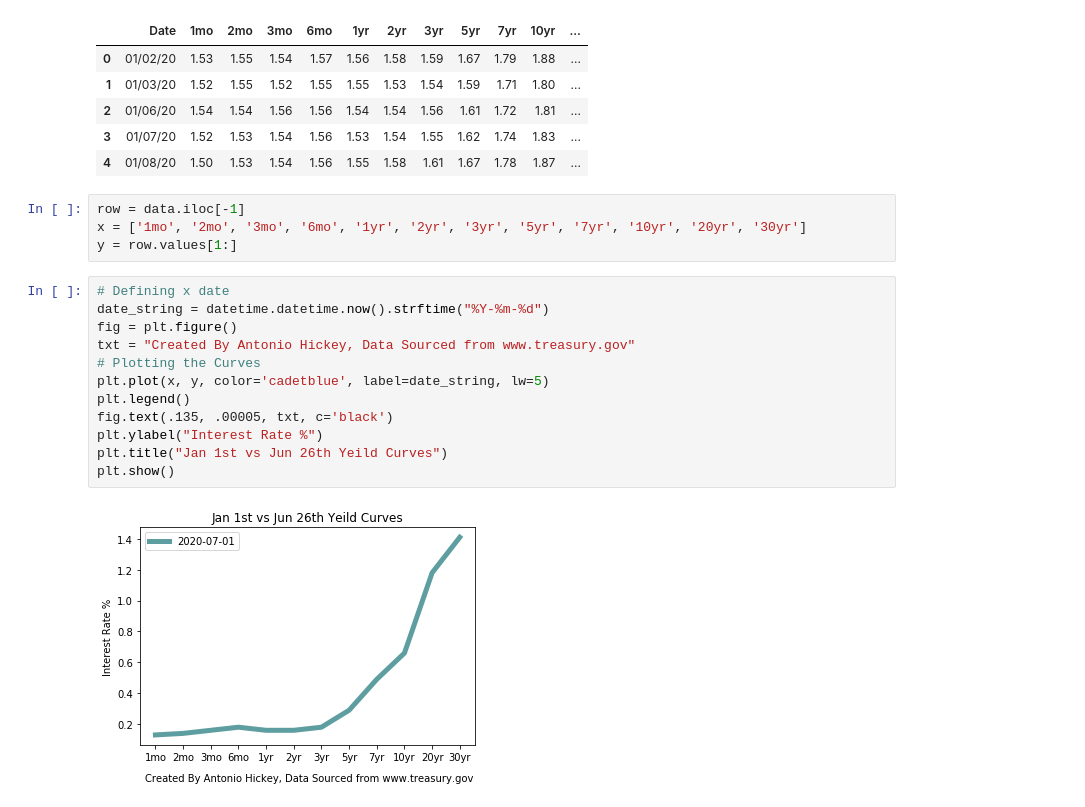
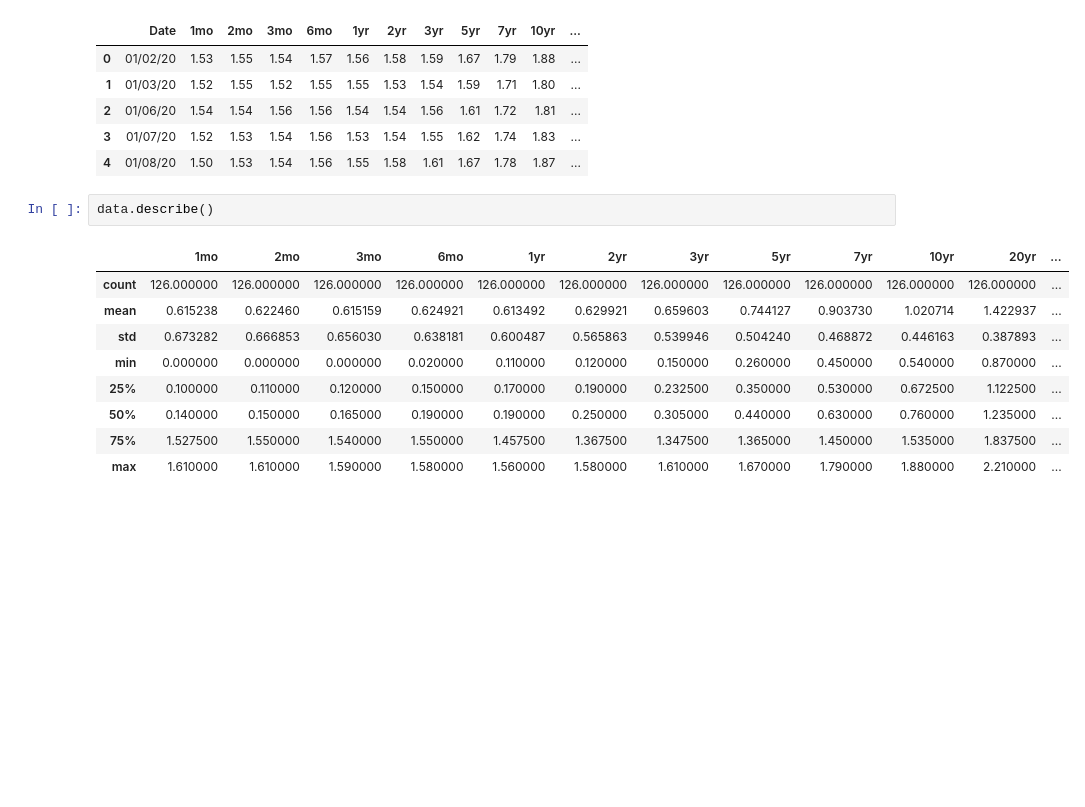
Before and after one commit to antonio-hickey/Economics, a Jupyter notebook: Yeild Curve/Data Exploration/Data_Exploration.ipynb, the cells around one changed output. Cells and saved outputs as stored; diff of their text form; blank space fills up the shorter version.

```diff
--- a/Yeild Curve/Data Exploration/Data_Exploration.ipynb
+++ b/Yeild Curve/Data Exploration/Data_Exploration.ipynb
@@ -13,21 +14,15 @@ data.head()
 | 2 | 01/06/20 | 1.54 | 1.54 | 1.56 | 1.56 | 1.54 | 1.54 | 1.56 | 1.61 | 1.72 | 1.81 | ... |
 | 3 | 01/07/20 | 1.52 | 1.53 | 1.54 | 1.56 | 1.53 | 1.54 | 1.55 | 1.62 | 1.74 | 1.83 | ... |
 | 4 | 01/08/20 | 1.50 | 1.53 | 1.54 | 1.56 | 1.55 | 1.58 | 1.61 | 1.67 | 1.78 | 1.87 | ... |
-# %%
-row = data.iloc[-1]
-x = ['1mo', '2mo', '3mo', '6mo', '1yr', '2yr', '3yr', '5yr', '7yr', '10yr', '20yr', '30yr']
-y = row.values[1:]
-# %%
-# Defining x date
-date_string = datetime.datetime.now().strftime("%Y-%m-%d")
-fig = plt.figure()
-txt = "Created By Antonio Hickey, Data Sourced from www.treasury.gov"
-# Plotting the Curves
-plt.plot(x, y, color='cadetblue', label=date_string, lw=5)
-plt.legend()
-fig.text(.135, .00005, txt, c='black')
-plt.ylabel("Interest Rate %")
-plt.title("Jan 1st vs Jun 26th Yeild Curves")
-plt.show()
-# %% [output]
-[figure, removed]
+# %%
+data.describe()
+# %% [output]
+|  | 1mo | 2mo | 3mo | 6mo | 1yr | 2yr | 3yr | 5yr | 7yr | 10yr | 20yr | ... |
+| count | 126.000000 | 126.000000 | 126.000000 | 126.000000 | 126.000000 | 126.000000 | 126.000000 | 126.000000 | 126.000000 | 126.000000 | 126.000000 | ... |
+| mean | 0.615238 | 0.622460 | 0.615159 | 0.624921 | 0.613492 | 0.629921 | 0.659603 | 0.744127 | 0.903730 | 1.020714 | 1.422937 | ... |
+| std | 0.673282 | 0.666853 | 0.656030 | 0.638181 | 0.600487 | 0.565863 | 0.539946 | 0.504240 | 0.468872 | 0.446163 | 0.387893 | ... |
+| min | 0.000000 | 0.000000 | 0.000000 | 0.020000 | 0.110000 | 0.120000 | 0.150000 | 0.260000 | 0.450000 | 0.540000 | 0.870000 | ... |
+| 25% | 0.100000 | 0.110000 | 0.120000 | 0.150000 | 0.170000 | 0.190000 | 0.232500 | 0.350000 | 0.530000 | 0.672500 | 1.122500 | ... |
+| 50% | 0.140000 | 0.150000 | 0.165000 | 0.190000 | 0.190000 | 0.250000 | 0.305000 | 0.440000 | 0.630000 | 0.760000 | 1.235000 | ... |
+| 75% | 1.527500 | 1.550000 | 1.540000 | 1.550000 | 1.457500 | 1.367500 | 1.347500 | 1.365000 | 1.450000 | 1.535000 | 1.837500 | ... |
+| max | 1.610000 | 1.610000 | 1.590000 | 1.580000 | 1.560000 | 1.580000 | 1.610000 | 1.670000 | 1.790000 | 1.880000 | 2.210000 | ... |
```
Also changed, not shown: parts of 4 cells of this notebook.
